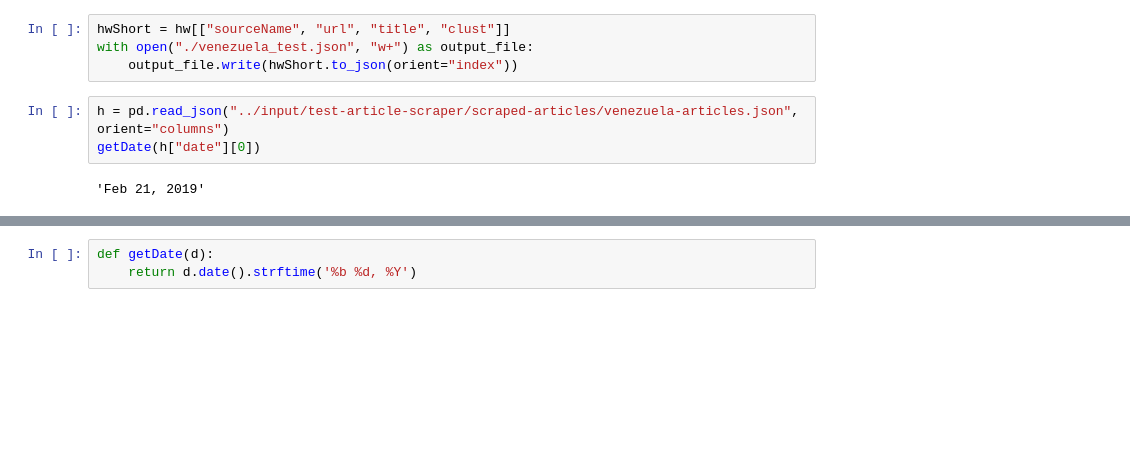
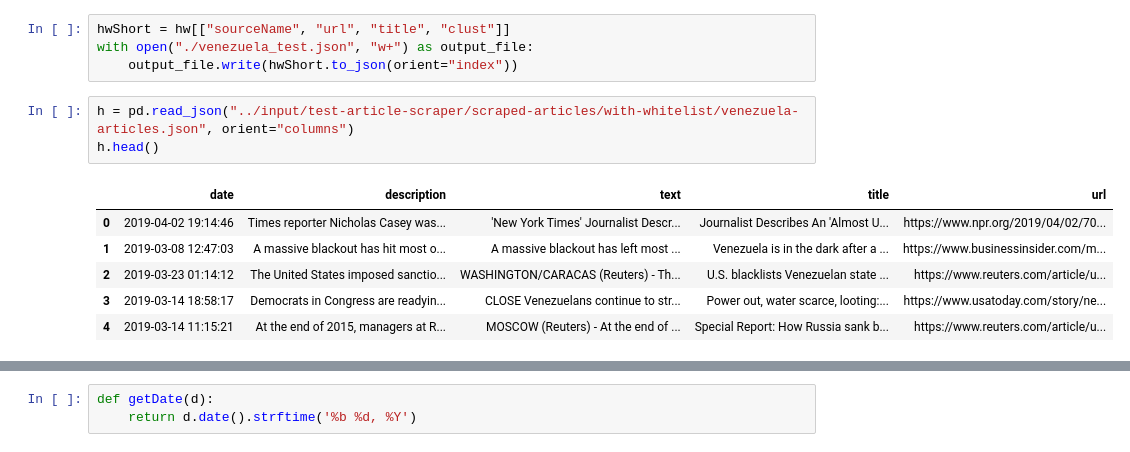
Before and after one commit to symposia/TopicModeling, a Jupyter notebook: D2V/topic-modelling-doc2vec-kmeans.ipynb, the cells around one changed output, grey strips where cells are left out. Cells and saved outputs as stored; diff of their text form; blank space fills up the shorter version.

```diff
--- a/D2V/topic-modelling-doc2vec-kmeans.ipynb
+++ b/D2V/topic-modelling-doc2vec-kmeans.ipynb
@@ -372,7 +372,12 @@ hwShort = hw[["sourceName", "url", "title", "clust"]]
 with open("./venezuela_test.json", "w+") as output_file:
     output_file.write(hwShort.to_json(orient="index"))
 # %%
-h = pd.read_json("../input/test-article-scraper/scraped-articles/venezuela-articles.json", orient="columns")
-getDate(h["date"][0])
+h = pd.read_json("../input/test-article-scraper/scraped-articles/with-whitelist/venezuela-articles.json", orient="columns")
+h.head()
 # %% [output]
-'Feb 21, 2019'
+|  | date | description | text | title | url |
+| 0 | 2019-04-02 19:14:46 | Times reporter Nicholas Casey was... | 'New York Times' Journalist Descr... | Journalist Describes An 'Almost U... | https://www.npr.org/2019/04/02/70... |
+| 1 | 2019-03-08 12:47:03 | A massive blackout has hit most o... | A massive blackout has left most ... | Venezuela is in the dark after a ... | https://www.businessinsider.com/m... |
+| 2 | 2019-03-23 01:14:12 | The United States imposed sanctio... | WASHINGTON/CARACAS (Reuters) - Th... | U.S. blacklists Venezuelan state ... | https://www.reuters.com/article/u... |
+| 3 | 2019-03-14 18:58:17 | Democrats in Congress are readyin... | CLOSE Venezuelans continue to str... | Power out, water scarce, looting:... | https://www.usatoday.com/story/ne... |
+| 4 | 2019-03-14 11:15:21 | At the end of 2015, managers at R... | MOSCOW (Reuters) - At the end of ... | Special Report: How Russia sank b... | https://www.reuters.com/article/u... |
```
Also changed, not shown: parts of 2 cells of this notebook, 7 other files.
